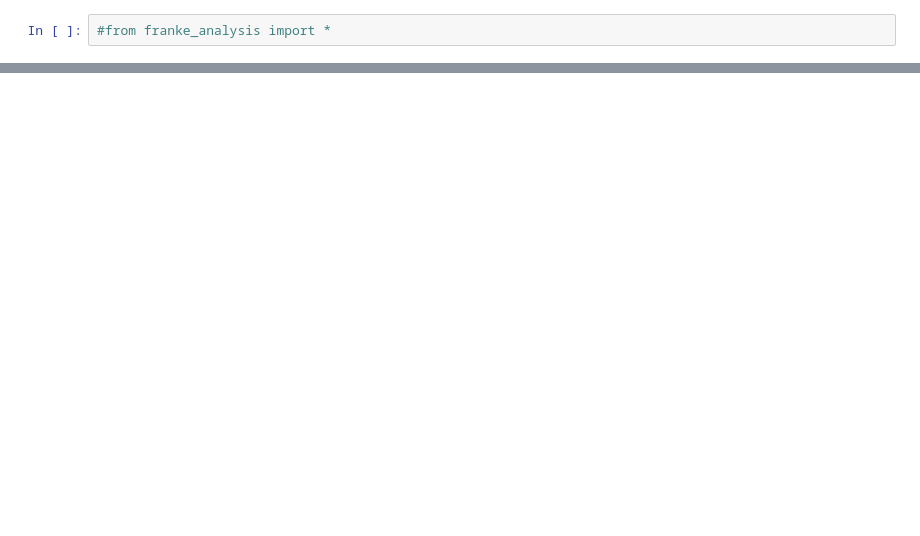
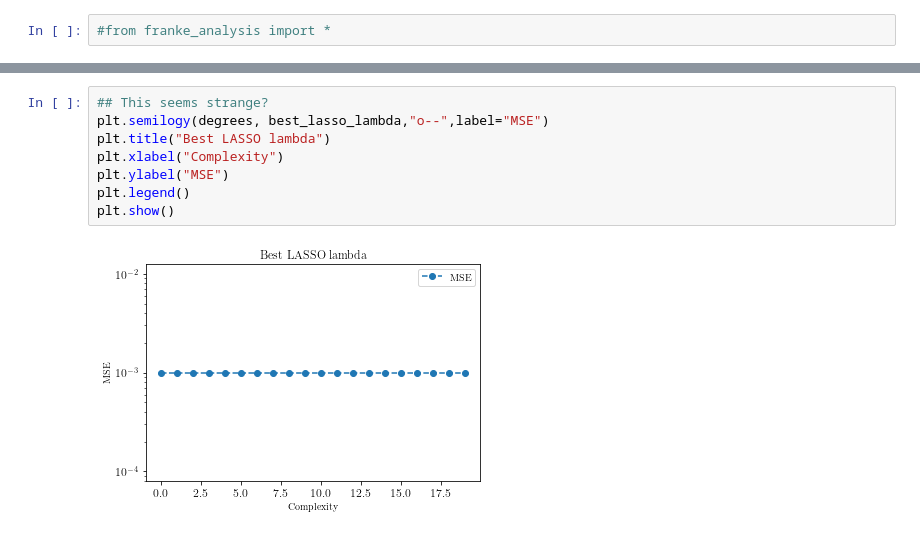
Before and after one commit to nicholaskarlsen/FYS-STK4155, a Jupyter notebook: project_1/notebooks/FrankeAnalysis.ipynb, the cells around one changed output, grey strips where cells are left out. Drawn from its saved outputs; the diff is of its cells as text; blank space fills up the shorter version.

```diff
--- a/project_1/notebooks/FrankeAnalysis.ipynb
+++ b/project_1/notebooks/FrankeAnalysis.ipynb
@@ -54,0 +108,10 @@ plt.show()
+# %%
+## This seems strange?
+plt.semilogy(degrees, best_lasso_lambda,"o--",label="MSE")
+plt.title("Best LASSO lambda")
+plt.xlabel("Complexity")
+plt.ylabel("MSE")
+plt.legend()
+plt.show()
+# %% [output]
+[figure, added]
```
Also changed, not shown: parts of 12 cells of this notebook.
